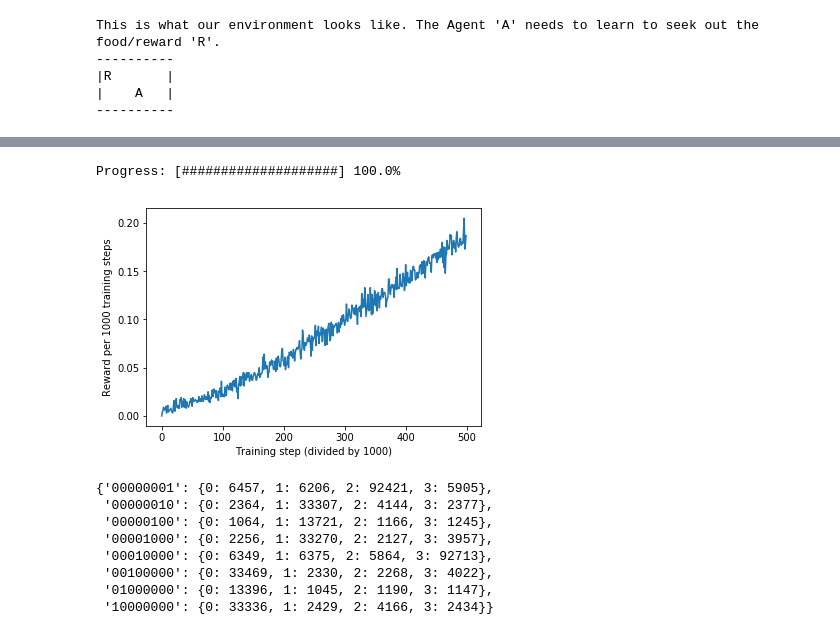
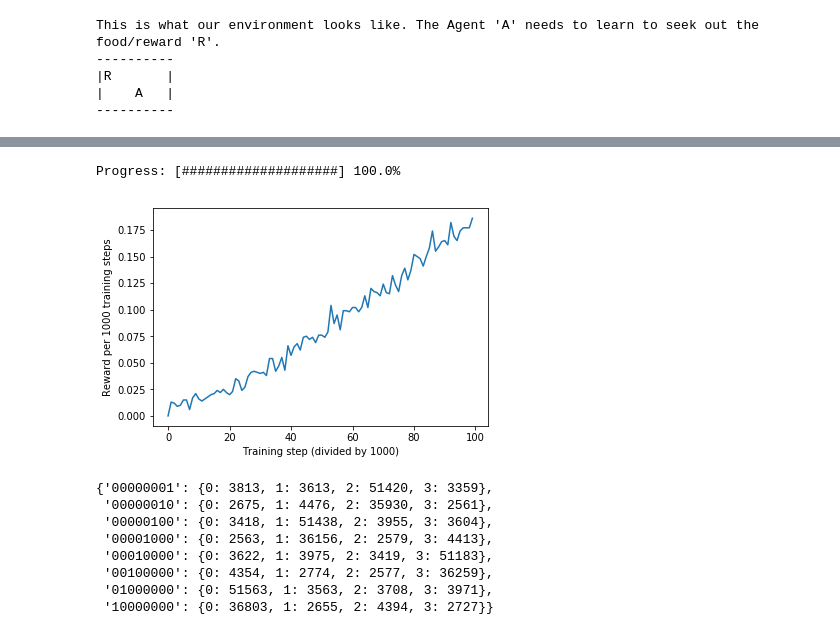
Before and after one commit to JayWalker512/Babys-First-Reinforcement-Learning, a Jupyter notebook: Baby's First Reinforcement Learning.ipynb, the cells around one changed output, grey strips where cells are left out. Drawn from its saved outputs; the diff is of its cells as text; code cells hidden in the pictures.

```diff
--- a/Baby's First Reinforcement Learning.ipynb
+++ b/Baby's First Reinforcement Learning.ipynb
@@ -43,7 +43,7 @@ mdp = markov_decision_process.MarkovDecisionProcess()
 mdp.set_possible_actions(env.agent.get_possible_movement_directions())
 
 #Define the observe->action step functionality we use during training
-def train_step(env, mdp, epsilon=0.2):
+def train_step(env, mdp, epsilon=0.5):
     #Observe the environment (get the current state).
     state = env.get_state_vector(as_string=True) #String is easier for our MDP class to store
 
@@ -72,7 +72,7 @@ for i in range(0,10):
 ----------
 # %%
 #Step 3: Run MDP training algorithm on the environment from step 1. Observe reward/time curve.
-training_steps = 500000
+training_steps = 100000
 initial_epsilon = 1
 epsilon = initial_epsilon
 anneal_epsilon = True #do we decrease epsilon over time?
@@ -88,44 +88,44 @@ for i in range(0, training_steps):
     state, action, reward = train_step(env, mdp, epsilon)
     history.append({"state": state, "action": action})
     while len(history) > max_history_length:
         history.popleft()
 
     if reward > 0:
         for sa in history:
             mdp.encourage(sa["state"], sa["action"])
         cumulative_reward_trend += reward
 
     #We just "turn down" epsilon by a linear interpolation from initial_epsilon to 0.
     if anneal_epsilon:
         epsilon_lerp = initial_epsilon / training_steps
         epsilon = epsilon - epsilon_lerp
         if epsilon < 0:
             epsilon = 0 #might happen due to floating point error stacking up?
 
     if i % reward_trend_interval == 0:
         reward_trends.append(cumulative_reward_trend / reward_trend_interval)
         cumulative_reward_trend = 0
         progress.update(i).draw()
 
 progress.update(training_steps).draw()
 
 plt.plot(range(len(reward_trends)), reward_trends)
 plt.ylabel("Reward per 1000 training steps")
 plt.xlabel("Training step (divided by 1000)")
 plt.show()
 # %% [output]
 Progress: [####################] 100.0%
-[figure, old version]
+[figure, new version]
 # %%
 #What does the MDP internal state->action pairs look like:
 pprint(mdp.state_actions)
 # %% [output]
-{'00000001': {0: 6457, 1: 6206, 2: 92421, 3: 5905},
- '00000010': {0: 2364, 1: 33307, 2: 4144, 3: 2377},
- '00000100': {0: 1064, 1: 13721, 2: 1166, 3: 1245},
- '00001000': {0: 2256, 1: 33270, 2: 2127, 3: 3957},
- '00010000': {0: 6349, 1: 6375, 2: 5864, 3: 92713},
- '00100000': {0: 33469, 1: 2330, 2: 2268, 3: 4022},
- '01000000': {0: 13396, 1: 1045, 2: 1190, 3: 1147},
- '10000000': {0: 33336, 1: 2429, 2: 4166, 3: 2434}}
+{'00000001': {0: 3813, 1: 3613, 2: 51420, 3: 3359},
+ '00000010': {0: 2675, 1: 4476, 2: 35930, 3: 2561},
+ '00000100': {0: 3418, 1: 51438, 2: 3955, 3: 3604},
+ '00001000': {0: 2563, 1: 36156, 2: 2579, 3: 4413},
+ '00010000': {0: 3622, 1: 3975, 2: 3419, 3: 51183},
+ '00100000': {0: 4354, 1: 2774, 2: 2577, 3: 36259},
+ '01000000': {0: 51563, 1: 3563, 2: 3708, 3: 3971},
+ '10000000': {0: 36803, 1: 2655, 2: 4394, 3: 2727}}
 # %%
```
Also changed, not shown: parts of 11 cells of this notebook, 2 other files.
